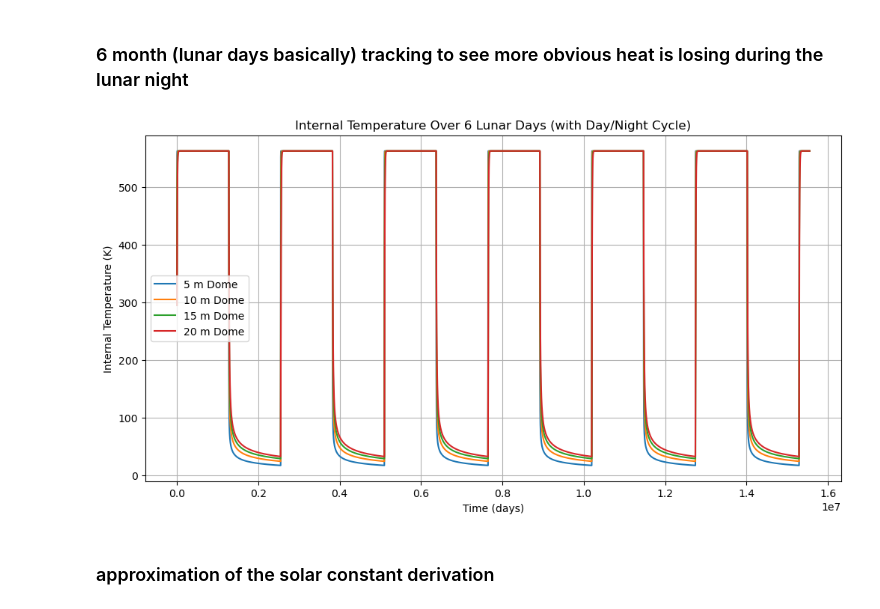
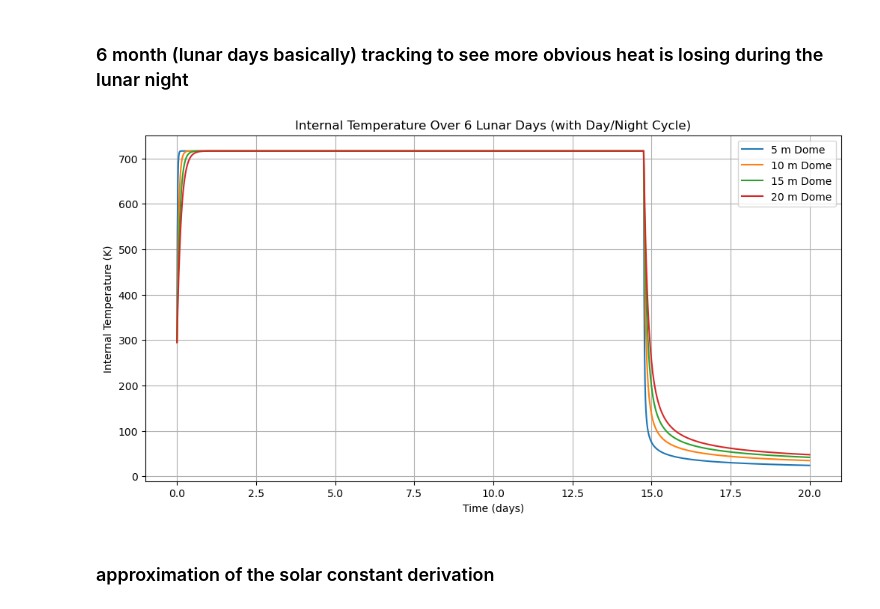
Before and after one commit to adambigg-s/aae338-report, a Jupyter notebook: report_calculations/dome_heating.ipynb, the cells around one changed output. Saved outputs shown, nothing was run; the diff lists cells and outputs as text; code cells hidden in the pictures.

```diff
--- a/report_calculations/dome_heating.ipynb
+++ b/report_calculations/dome_heating.ipynb
@@ -32,6 +32,9 @@ SOLAR_EPSILON = 0.99
 # general properties
 CP_AIR = 1004 # J / kg / k
 AIR_DENSITY = 1.225 # kg / m^3
+
+# moon base params
+REGOLITH_CONDUCTIVITY = 0.75 # found on the internet
 # %%
 def point_source_heating(absorptivity, area, intensity):
     return absorptivity * area * intensity
@@ -127,8 +130,8 @@ calculated surface temperature: 223.90111383073173
 datasets = []
 
 radii = range(5, 25, 5)
-thicknesses = [1]
-conductivity = 1.15 # W / m^2 / k --- this is taken from a ceramic brick (idk what it would be made of)
+thicknesses = [1, 2.5, 4]
+conductivity = REGOLITH_CONDUCTIVITY
 dt = 60
 duration = 60 * 60 * 24
 
@@ -149,7 +152,7 @@ for radius in radii:
 
 plot.figure()
 for data in datasets:
-    plot.plot(data.times, data.q_dots, label = f'{data.radius} m Dome')
+    plot.plot(data.times, data.q_dots, label = f'{data.radius} m Dome {data.thickness} m Wall Thickness')
 plot.title("Heat Transfer vs Time")
 plot.xlabel("Time (minutes)")
 plot.ylabel("Net Heat Transfer (W)")
@@ -184,45 +187,46 @@ plot.show()
 ### 6 month (lunar days basically) tracking to see more obvious heat is losing during the lunar night
 # %%
 duration = 60 * 60 * 24 * 180 # sec -> min -> day -> 180 days
-dt = 60 * 10 # simultion in first order integration for 10 minutes
+duration = 60 * 60 * 24 * 20 # sec -> min -> day -> 180 days
+t = 60 * 10 # simultion in first order integration for 10 minutes
 lunar_day = 60 * 60 * 24 * 29.5
 sunlight_hours = 0.5
 
 datasets = []
 radii = range(5, 25, 5)
-thickness = [1]
-conductivity = 1.15 # again this is like a brick or something
+thicknesses = [1, 2.5]
+conductivity = REGOLITH_CONDUCTIVITY
 
 for radius in radii:
     for thickness in thicknesses:
         wall = Wall(thickness, conductivity, EPSILON)
         sphere = Sphere(radius, wall)
         data = ThermalData(radius, thickness, conductivity)
 
         for t in range(0, duration, dt):
             time_in_cycle = t % lunar_day
             is_day: bool = time_in_cycle < (lunar_day * sunlight_hours)
             sphere.light_intensity = SOLAR_INTENSITY if is_day else 0 # basically turns the sun off if it is night
 
-            data.times.append(t)
+            data.times.append(t / (60 * 60 * 24))
             data.internal_temperatures.append(sphere.internal_temperature)
             data.surface_temperatures.append(sphere.surface_temperature)
             data.q_dots.append(sphere.total_heat_transfer())
             sphere.reup_temperatures(dt)
 
         datasets.append(data)
 
 plot.figure(figsize=(12, 6))
 for data in datasets:
     plot.plot(data.times, data.internal_temperatures, label=f'{data.radius} m Dome')
 plot.title("Internal Temperature Over 6 Lunar Days (with Day/Night Cycle)")
 plot.xlabel("Time (days)")
 plot.ylabel("Internal Temperature (K)")
 plot.grid(True)
 plot.legend()
 plot.show()
 # %% [output]
-[figure, old version]
+[figure, new version]
 # %% [markdown]
 ### approximation of the solar constant derivation
 # %%
```
Also changed, not shown: parts of 1 cell of this notebook.
